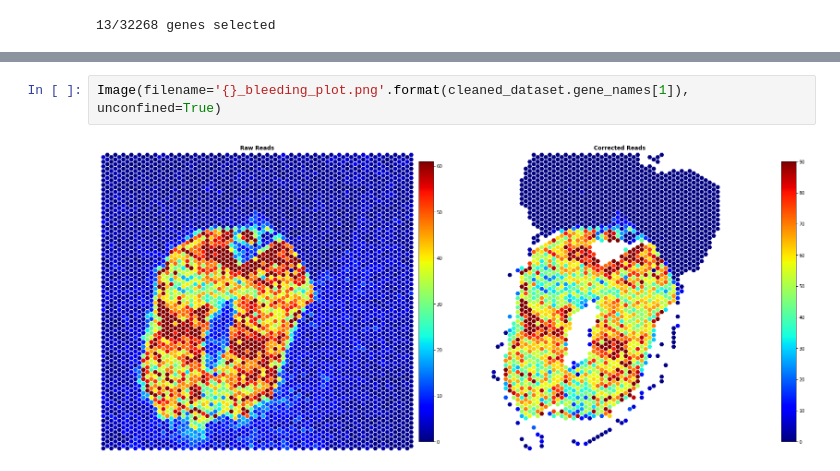
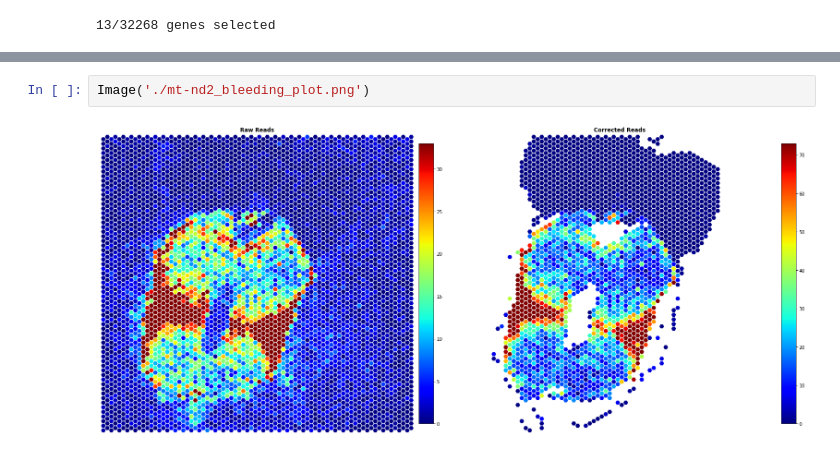
Before and after one commit to tansey-lab/bayestme, a Jupyter notebook: notebooks/bleeding_correction.ipynb, the cells around one changed output, grey strips where cells are left out. Cells and saved outputs as stored; diff of their text form.

```diff
--- a/notebooks/bleeding_correction.ipynb
+++ b/notebooks/bleeding_correction.ipynb
@@ -65,4 +85,4 @@ Plot saved as ./myhc4_bleeding_plot.png
-# %%
-Image(filename='{}_bleeding_plot.png'.format(cleaned_dataset.gene_names[1]), unconfined=True)
-# %% [output]
-[figure, removed]
+# %%
+Image('./mt-nd2_bleeding_plot.png')
+# %% [output]
+[figure, added]
```
Also changed, not shown: parts of 3 cells of this notebook, 9 other files.
